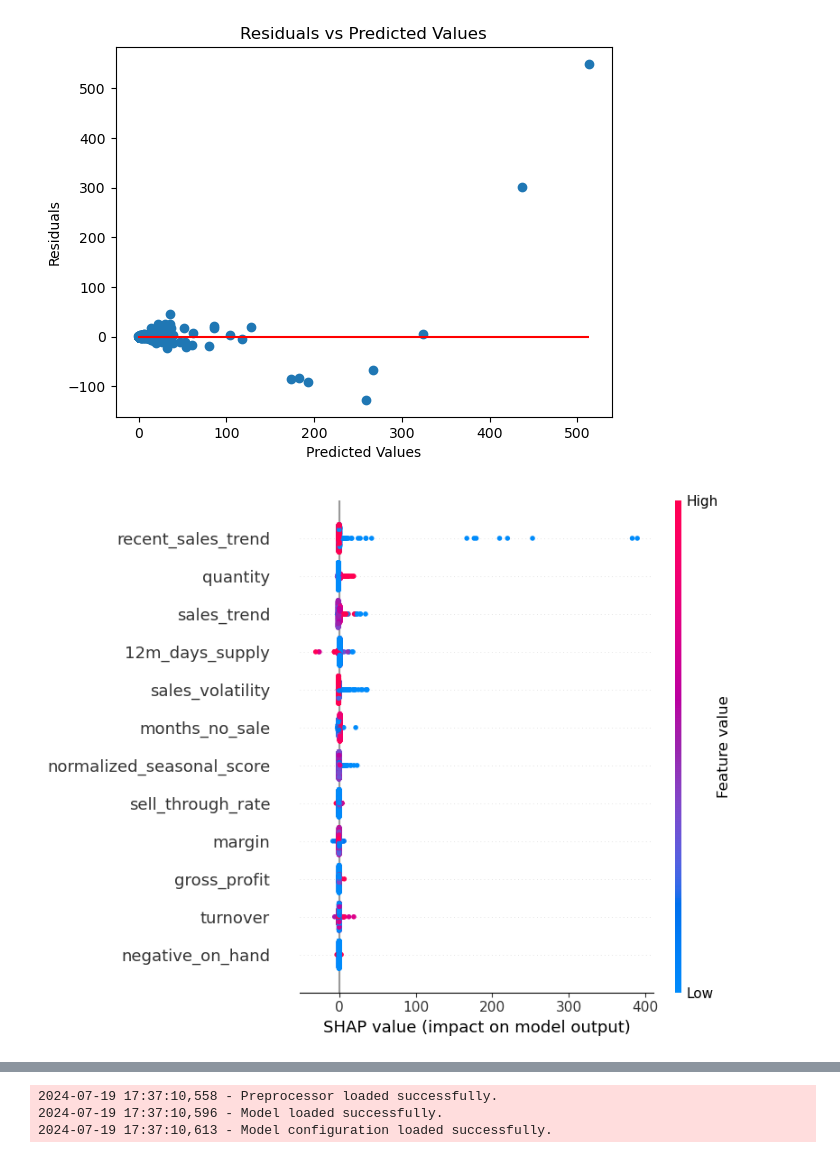
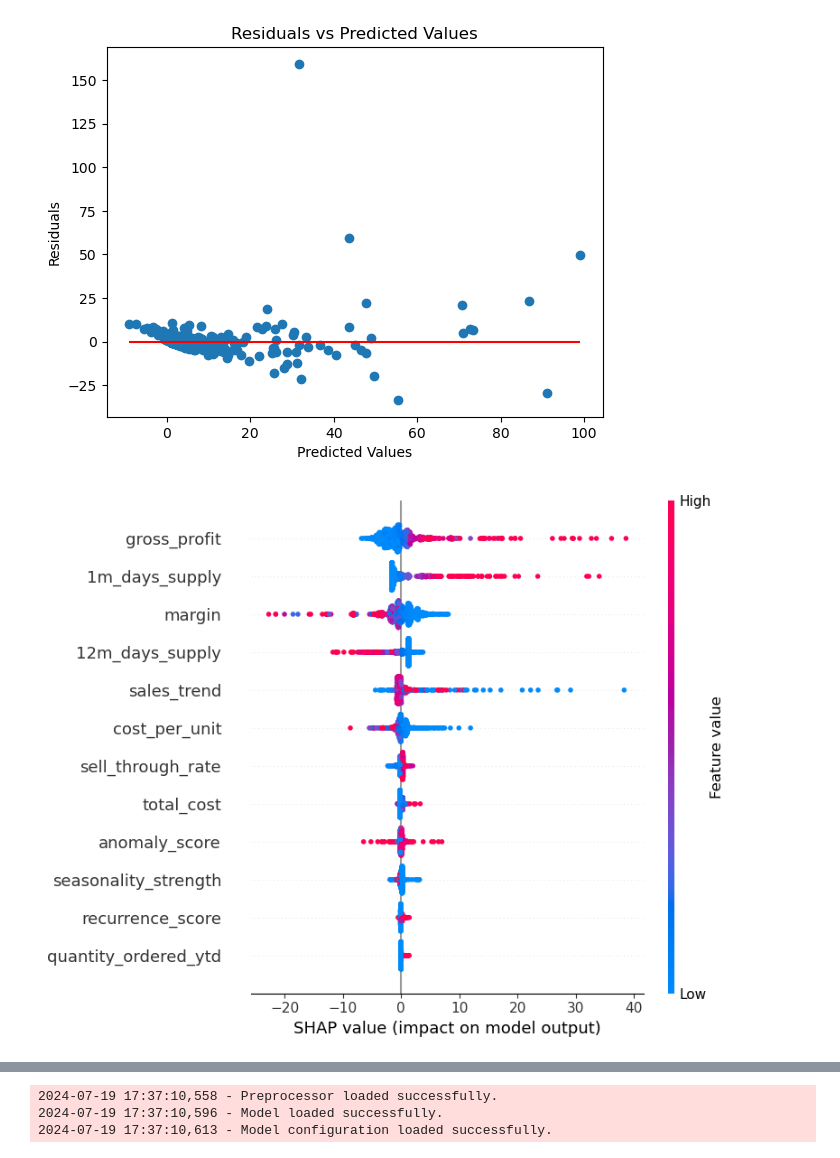
Before and after one commit to skyler22wilson/co-pilot-v1, a Jupyter notebook: notebooks/yearly_demand.ipynb, the cells around one changed output, grey strips where cells are left out. Drawn from its saved outputs; the diff is of its cells as text; code cells hidden in the pictures.

```diff
--- a/notebooks/yearly_demand.ipynb
+++ b/notebooks/yearly_demand.ipynb
@@ -1,10 +1,10 @@
 # %%
 import pandas as pd
 import matplotlib.pyplot as plt
-from sklearn.model_selection import train_test_split, KFold, cross_val_score
+from sklearn.model_selection import train_test_split, RepeatedKFold, cross_val_score
 from sklearn.feature_selection import RFECV
-from sklearn.metrics import mean_squared_error, make_scorer, mean_absolute_error, r2_score
-from sklearn.preprocessing import RobustScaler, PowerTransformer
+from sklearn.metrics import mean_squared_error, make_scorer, mean_absolute_error, r2_score, mean_squared_log_error
+from sklearn.preprocessing import MinMaxScaler, PowerTransformer
 from sklearn.compose import ColumnTransformer
 from sklearn.pipeline import Pipeline
 from xgboost import XGBRegressor
@@ -14,6 +14,7 @@ import joblib
 import numpy as np
 import json
 import shap
+from math import sqrt
 
 # Load data
 df = pd.read_csv('/Users/skylerwilson/Desktop/PartsWise/co-pilot-v1/data/processed_data/parts_data_prepared.csv')
@@ -26,7 +27,10 @@ feature_cols = [col for col in df.columns if col not in {'part_number', 'descrip
                                                          'sales_feb', 'sales_mar', 'sales_apr', 'sales_may', 'sales_jun',
                                                          'sales_jul', 'sales_aug', 'sales_sep', 'sales_oct', 'sales_nov',
                                                          'sales_dec', 'sales_revenue', 'cogs', 'price', 'rolling_12m_sales',
-                                                         'rolling_3m_sales', 'days_of_inventory_outstanding', 'cost_per_unit'}]
+                                                         'quantity', 'price', 'rolling_3m_sales', 'days_of_inventory_outstanding',
+                                                         'months_no_sale', 'recent_sales_trend', 'negative_on_hand', 'sales_volatility',
+                                                         '3m_turnover', '3m_days_supply', 'margin_percentage'
+                                                         }]
 
 mask = df['months_no_sale'] >=12
 X = df[~mask][feature_cols]
@@ -40,31 +44,53 @@ numerical_features = X_train.select_dtypes(include=['int64', 'float64']).columns
 preprocessor = ColumnTransformer(
     transformers=[
         ('num', Pipeline([
-            ('scaler', RobustScaler()),
-            ('power_trans', PowerTransformer(method='yeo-johnson'))]),
+            ('scaler', MinMaxScaler())]),
         numerical_features)
     ])
 
 # Set up KFold cross-validation
-kf = KFold(n_splits=5, shuffle=True, random_state=42)
+kf = RepeatedKFold(n_splits=10, n_repeats=5, random_state=42)
 
-# Define the scoring function
-scorer = make_scorer(mean_squared_error, greater_is_better=False)
+def rmsle(y_true, y_pred, epsilon=1e-8):
+    y_true = np.array(y_true)
+    y_pred = np.array(y_pred)
+
+    # Check for negative values in predictions
+    if np.any(y_pred < 0):
+        print(f"Warning: {np.sum(y_pred < 0)} negative predictions found. Clipping to {epsilon}.")
+
+    # Check for zero values in predictions
+    if np.any(y_pred == 0):
+        print(f"Warning: {np.sum(y_pred == 0)} zero predictions found. Adding {epsilon}.")
+
+    # Clip predictions to be positive
+    y_pred = np.maximum(y_pred, epsilon)
+
+    # Calculate RMSLE
+    return sqrt(mean_squared_log_error(y_true, y_pred))
+
+scorer = make_scorer(rmsle, greater_is_better=False)
+
+scorer = make_scorer(rmsle, greater_is_better=False)
 
 # Define the objective function for Optuna
 def objective(trial):
     params = {
-        'n_estimators': trial.suggest_int('n_estimators', 100, 1000),
+        'objective': 'reg:tweedie',
+        'n_estimators': trial.suggest_int('n_estimators', 100, 500),
         'max_depth': trial.suggest_int('max_depth', 1, 10),
-        'learning_rate': trial.suggest_float('learning_rate', 1e-3, 1.0, log=True),
+        'learning_rate': trial.suggest_float('learning_rate', 1e-5, 1e-1, log=True),
         'subsample': trial.suggest_float('subsample', 0.5, 1.0),
         'colsample_bytree': trial.suggest_float('colsample_bytree', 0.5, 1.0),
         'min_child_weight': trial.suggest_int('min_child_weight', 1, 10),
-        'max_delta_step': trial.suggest_int('max_delta_step', 0, 10),
-        'gamma': trial.suggest_float('gamma', 1e-8, 1.0, log=True)
+        'max_delta_step': trial.suggest_int('max_delta_step', 1, 10),
+        'gamma': trial.suggest_float('gamma', 1e-5, 1.0, log=True),
+        'reg_alpha': trial.suggest_float('reg_alpha', 1e-5, 5.0, log=True),
+        "reg_lambda": trial.suggest_float('reg_lambda', 1e-5, 5.0, log=True),
+        'tweedie_variance_power': trial.suggest_float('tweedie_variance_power', 1.1, 1.9)
     }
     # Define the model
-    model = XGBRegressor(**params)
+    model = XGBRegressor(**params, base_score=np.mean(y_train))
 
     # Define the full pipeline without RFECV
     pipeline = Pipeline([
@@ -72,23 +98,28 @@ def objective(trial):
         ('regressor', model)
     ])
 
-    # Perform cross-validation
-    with parallel_backend('threading'):
-        scores = cross_val_score(pipeline, X_train, y_train, scoring=scorer, cv=kf)
+    try:
+        with parallel_backend('threading'):
+            scores = cross_val_score(pipeline, X_train, y_train, scoring=scorer, cv=kf)
+        return -scores.mean()
+    except Exception as e:
+        print(f"Error in objective function: {str(e)}")
+        # You might want to return a large value here to indicate a failed trial
+        return 1e10
 
-    return -scores.mean()
 
 # Run the optimization
 study = optuna.create_study(direction='minimize')
-study.optimize(objective, n_trials=250)
+study.optimize(objective, n_trials= 500)
 
 best_hyperparams = study.best_params
 
 # Train the model with the best hyperparameters
 final_model = XGBRegressor(**best_hyperparams)
 
+
 # Perform feature selection with RFECV using the optimal hyperparameters
-rfecv = RFECV(estimator=final_model, step=1, cv=kf, scoring='neg_mean_squared_error', n_jobs=-1)
+rfecv = RFECV(estimator=final_model, step=1, cv=kf, scoring='neg_mean_absolute_error', n_jobs=-1)
 
 # Define the final pipeline with RFECV and optimal hyperparameters
 feature_selection_pipeline = Pipeline([
@@ -106,8 +137,7 @@ selected_features = X_train.columns[feature_selection_pipeline.named_steps['feat
 final_preprocessor = ColumnTransformer(
     transformers=[
         ('num', Pipeline(steps=[
-            ('scaler', RobustScaler()),
-            ('power_trans', PowerTransformer())
+            ('scaler', MinMaxScaler())
         ]), selected_features)
     ]
 )
@@ -193,5 +223,5 @@ Test R² Score: 0.7747991681098938
-[figure, old version]
+[figure, new version]
-[figure, old version]
+[figure, new version]
 # %%
 # Load the hyperparameters from the JSON file
 with open('/Users/skylerwilson/Desktop/PartsWise/co-pilot-v1/Dashboard/Models/demand_predictor/general_model_details.json', 'r') as file:
```
Also changed, not shown: parts of 5 cells of this notebook, 26 other files.
